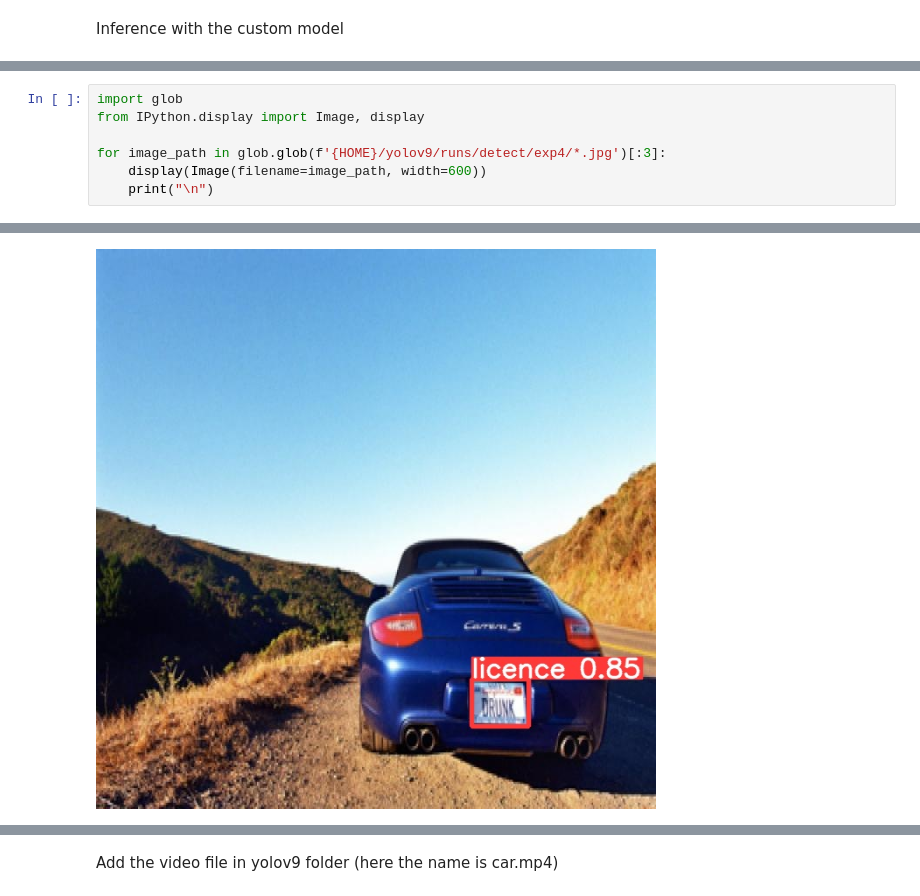
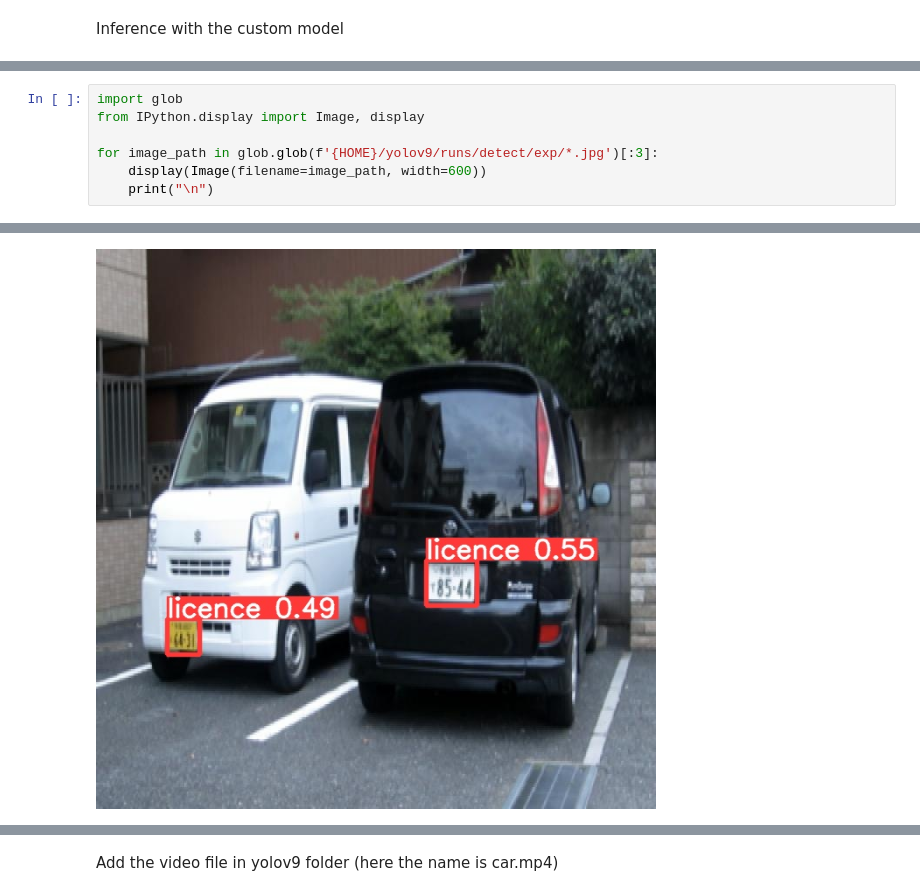
Before and after one commit to aaradhy25tiwari/Number-Plate-Recognition-System, a Jupyter notebook: Number_plate_recognition.ipynb, the cells around one changed output, grey strips where cells are left out. Saved outputs shown, nothing was run; the diff lists cells and outputs as text.

```diff
--- a/Number_plate_recognition.ipynb
+++ b/Number_plate_recognition.ipynb
@@ -268,7 +254,7 @@ Results saved to runs/detect/exp4
 import glob
 from IPython.display import Image, display
 
-for image_path in glob.glob(f'{HOME}/yolov9/runs/detect/exp4/*.jpg')[:3]:
+for image_path in glob.glob(f'{HOME}/yolov9/runs/detect/exp/*.jpg')[:3]:
     display(Image(filename=image_path, width=600))
     print("\n")
 # %% [output]
@@ -276 +262 @@ for image_path in glob.glob(f'{HOME}/yolov9/runs/detect/exp4/*.jpg')[:3]:
-[figure, old version]
+[figure, new version]
```
Also changed, not shown: parts of 13 cells of this notebook.
